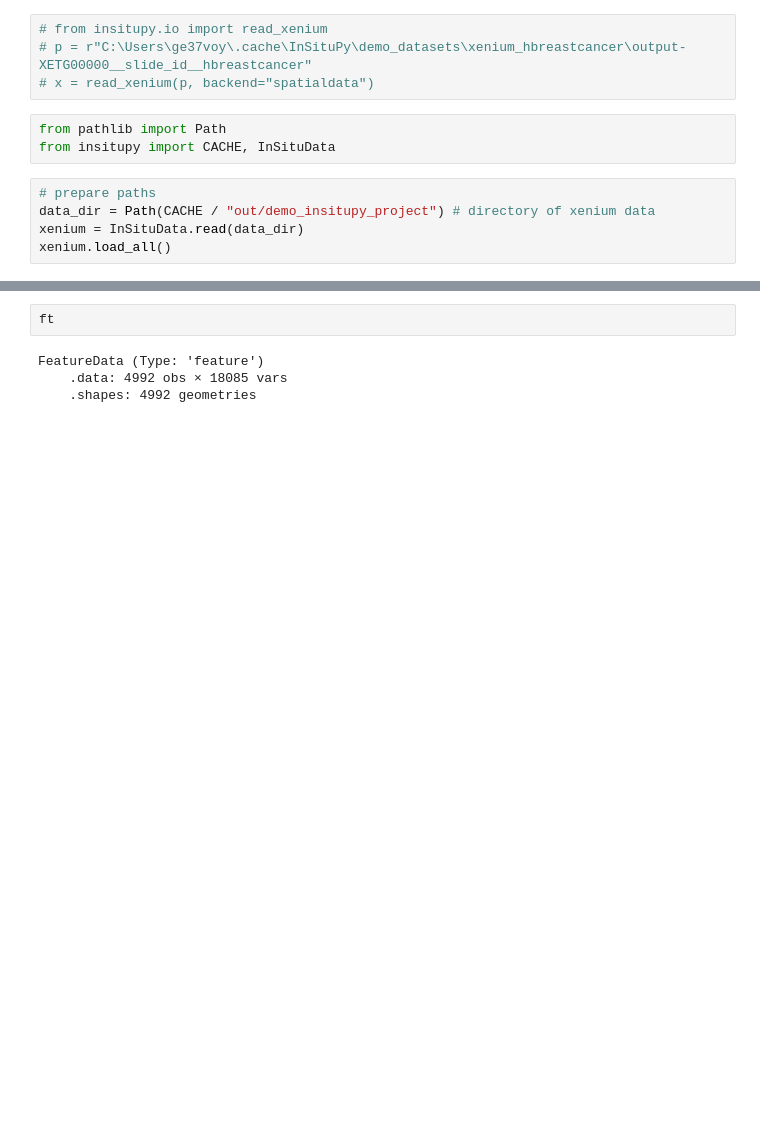
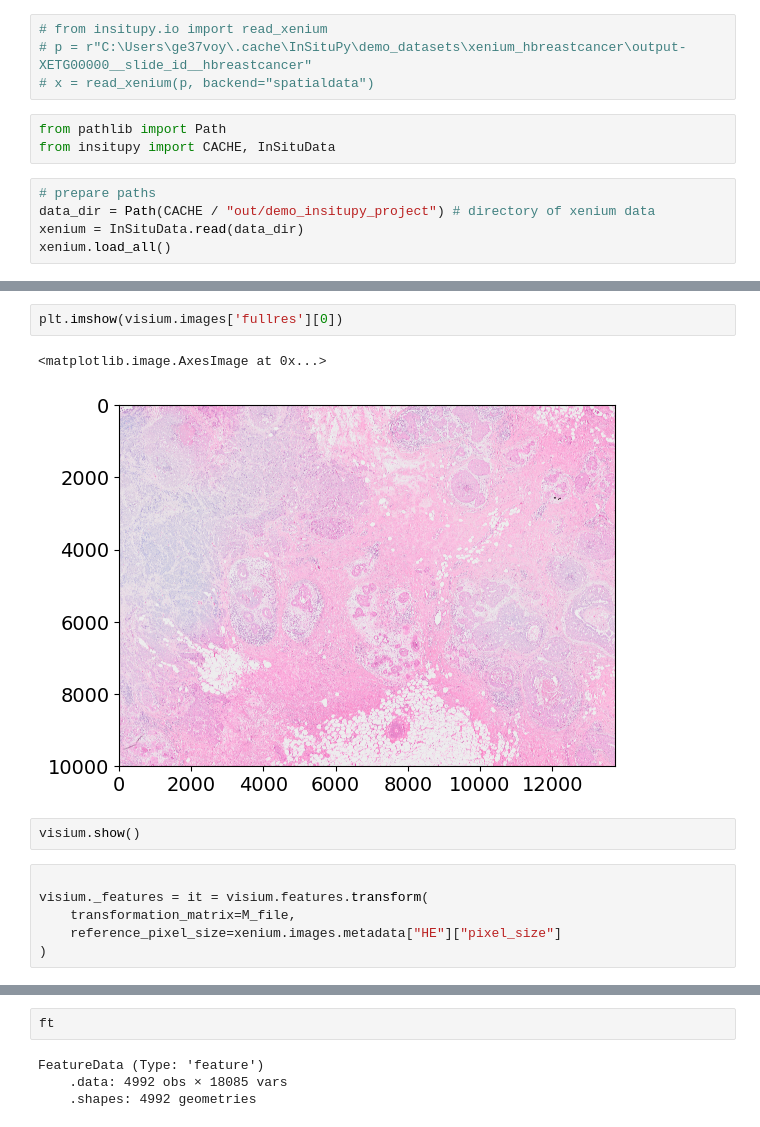
Before and after one commit to SpatialPathology/InSituPy, a Jupyter notebook: docs/source/tutorials/03_data_import/InSituPy_multi-tech.ipynb, the cells around one changed output, grey strips where cells are left out. Drawn from its saved outputs; the diff is of its cells as text; blank space fills up the shorter version.

```diff
--- a/docs/source/tutorials/03_data_import/InSituPy_multi-tech.ipynb
+++ b/docs/source/tutorials/03_data_import/InSituPy_multi-tech.ipynb
@@ -236,0 +159,13 @@ AttributeError: 'DataArray' object has no attribute 'coordinates'
+# %%
+plt.imshow(visium.images['fullres'][0])
+# %% [output]
+<matplotlib.image.AxesImage at 0x...>
+[figure, added]
+# %%
+visium.show()
+# %%
+
+visium._features = it = visium.features.transform(
+    transformation_matrix=M_file,
+    reference_pixel_size=xenium.images.metadata["HE"]["pixel_size"]
+)
```
Also changed, not shown: parts of 100 cells of this notebook, 5 other files.
